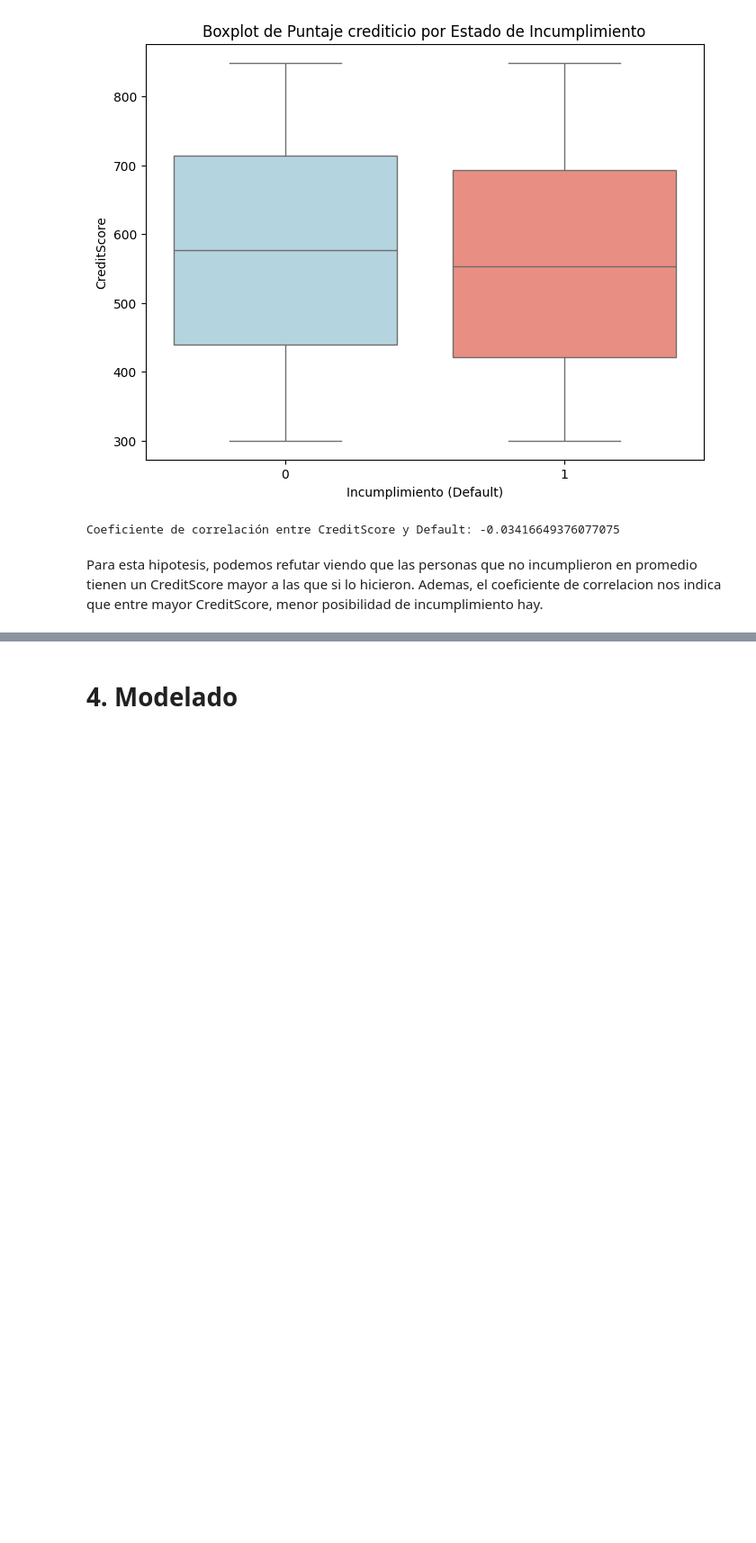
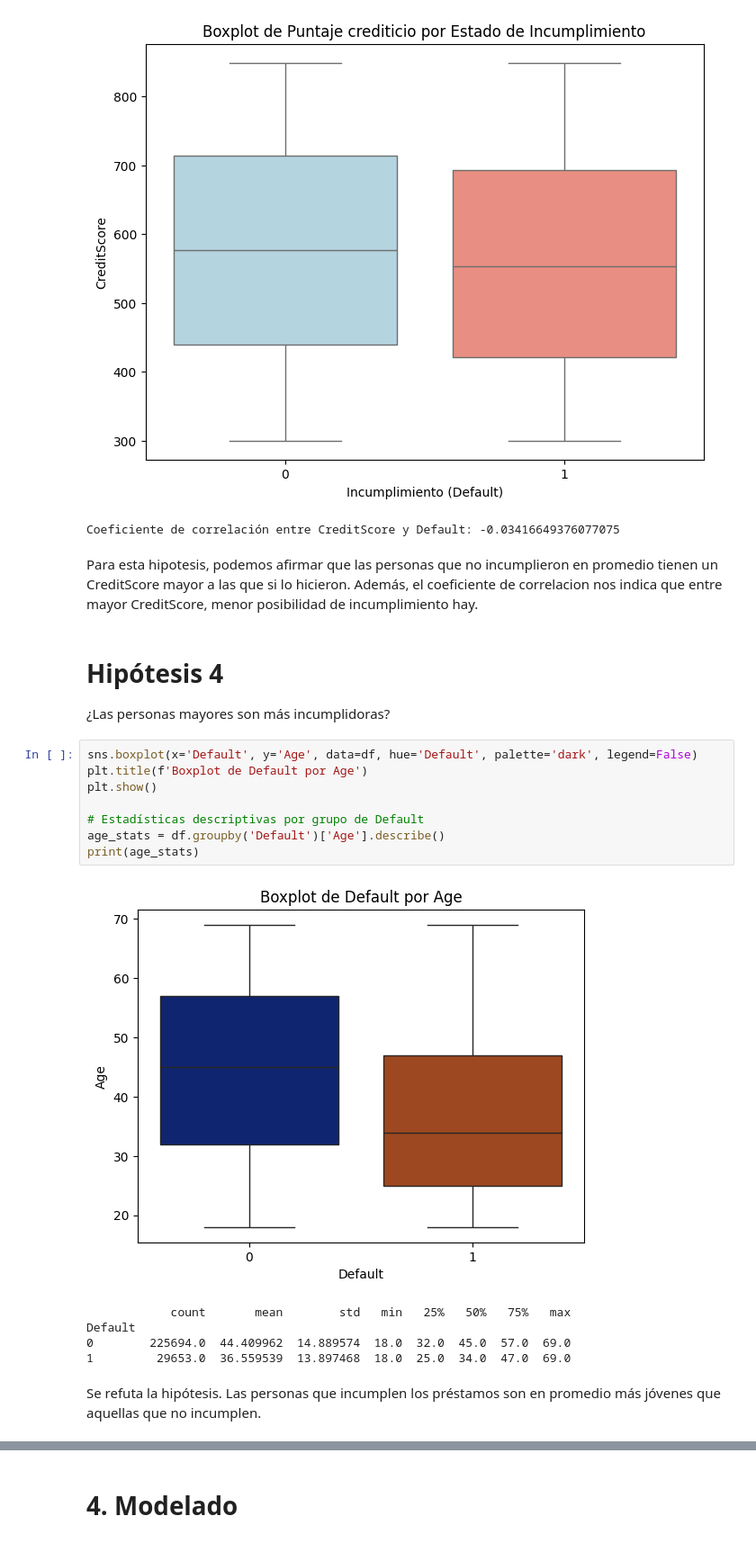
Before and after one commit to juancarignano/tp1_ML, a Jupyter notebook: tp1_ML.ipynb, the cells around one changed output, grey strips where cells are left out. Shown at 90% size. Drawn from its saved outputs; the diff is of its cells as text; blank space fills up the shorter version.

```diff
--- a/tp1_ML.ipynb
+++ b/tp1_ML.ipynb
@@ -1113,5 +1241,25 @@ print(f'Coeficiente de correlación entre CreditScore y Default: {correlation}')
 [figure]
 Coeficiente de correlación entre CreditScore y Default: -0.03416649376077075
 # %% [markdown]
-Para esta hipotesis, podemos refutar viendo que las personas que no incumplieron en promedio tienen un CreditScore mayor a las que si lo hicieron. Ademas, el coeficiente de correlacion nos indica que entre mayor CreditScore, menor posibilidad de incumplimiento hay.
+Para esta hipotesis, podemos afirmar que las personas que no incumplieron en promedio tienen un CreditScore mayor a las que si lo hicieron. Además, el coeficiente de correlacion nos indica que entre mayor CreditScore, menor posibilidad de incumplimiento hay.
+# %% [markdown]
+# Hipótesis 4
+
+¿Las personas mayores son más incumplidoras?
+# %%
+sns.boxplot(x='Default', y='Age', data=df, hue='Default', palette='dark', legend=False)
+plt.title(f'Boxplot de Default por Age')
+plt.show()
+
+# Estadísticas descriptivas por grupo de Default
+age_stats = df.groupby('Default')['Age'].describe()
+print(age_stats)
+# %% [output]
+[figure, added]
+            count       mean        std   min   25%   50%   75%   max
+Default
+0        225694.0  44.409962  14.889574  18.0  32.0  45.0  57.0  69.0
+1         29653.0  36.559539  13.897468  18.0  25.0  34.0  47.0  69.0
+# %% [markdown]
+Se refuta la hipótesis. Las personas que incumplen los préstamos son en promedio más jóvenes que aquellas que no incumplen.
 # %% [markdown]
```
Also changed, not shown: parts of 32 cells of this notebook.
